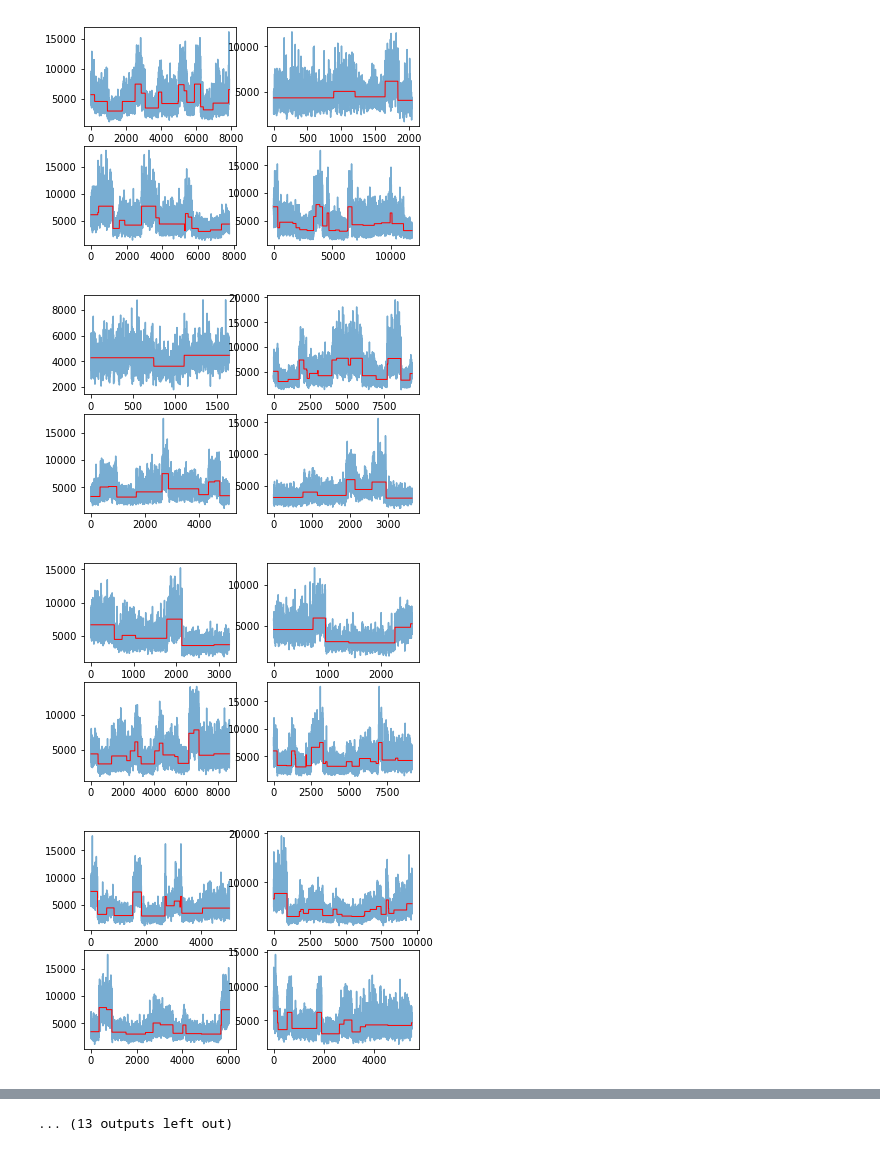
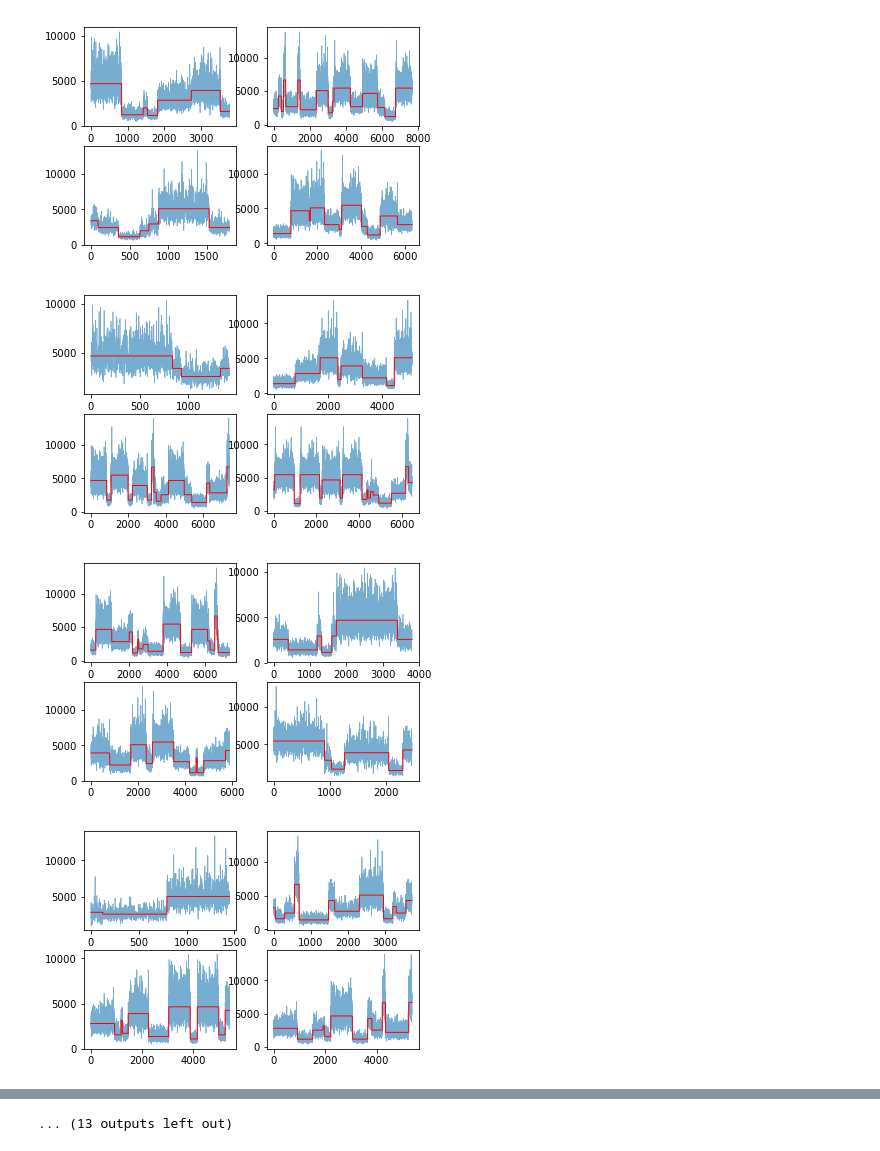
Before and after one commit to choderalab/cpdetect, a Jupyter notebook: examples/synthetic_data.ipynb, the cells around one changed output, grey strips where cells are left out. Saved outputs shown, nothing was run; the diff lists cells and outputs as text; code cells hidden in the pictures.

Commit message:
regenerated synthetic data where the variance between the mean intensities are larger (closer to what the real data looks like)

```diff
--- a/examples/synthetic_data.ipynb
+++ b/examples/synthetic_data.ipynb
@@ -20,0 +23,2 @@ samples = [np.random.lognormal(means[i], variances[i], sizes[i]) for i in range(
+# %%
+mean_2 = means[0::3]
@@ -21,18 +27,22 @@ samples = [np.random.lognormal(means[i], variances[i], sizes[i]) for i in range(
+# %%
+samples = [np.random.lognormal(mean_2[i], variances[i], sizes[i]) for i in range(len(mean_2))]
 # %%
-chunks = np.random.randint(3, 30, 100)
+chunks = np.random.randint(5, 25, 100)
 # %%
 trajs = []
 step = {}
 tru_ts = {}
 choice = []
 for i, chunk in enumerate(chunks):
-    choices = (np.random.choice(range(50), size=chunk))
+    choices = (np.random.choice(range(20), size=chunk))
+    diff = np.diff(choices)
+    choices = np.delete(choices, np.where(abs(diff) <= abs(3)))
     choice.append(choices)
     ts = [sizes[c] for c in choices]
-    tru_ts['traj_{}'.format(str(i))] = np.cumsum(ts)
+    tru_ts['traj_{}'.format(str(i))] = np.cumsum(ts)[:-1]
     to_concat = tuple(samples[c] for c in choices)
     trajs.append(np.concatenate(to_concat))
-    step_function = tuple(np.exp(means[c])*np.ones(sizes[c]) for c in choices)
+    step_function = tuple(np.exp(mean_2[c])*np.ones(sizes[c]) for c in choices)
     step['traj_{}'.format(str(i))] = np.concatenate(step_function)
 # %%
 filename = 'synthetic.pdf'
@@ -41,8 +51,8 @@ with PdfPages(filename) as pdf:
         fig = plt.figure()
         for j in range(4):
             ax = fig.add_subplot(2, 2, j+1)
-            ax.plot(trajs[4*i + j], alpha=0.6)
-            ax.plot(true_steps['traj_{}'.format(4*i+j)], color='red', linewidth=1.0)
+            ax.plot(trajs[4*i + j], alpha=0.6, linewidth=0.7)
+            ax.plot(step['traj_{}'.format(4*i+j)], color='red', linewidth=1.0)
         pdf.savefig(bbox_inches='tight')
 
 #for i in range(100):
@@ -58,4 +68,4 @@ with PdfPages(filename) as pdf:
-[figure, old version]
+[figure, new version]
-[figure, old version]
+[figure, new version]
-[figure, old version]
+[figure, new version]
-[figure, old version]
+[figure, new version]
```
Also changed, not shown: parts of 9 cells of this notebook.
